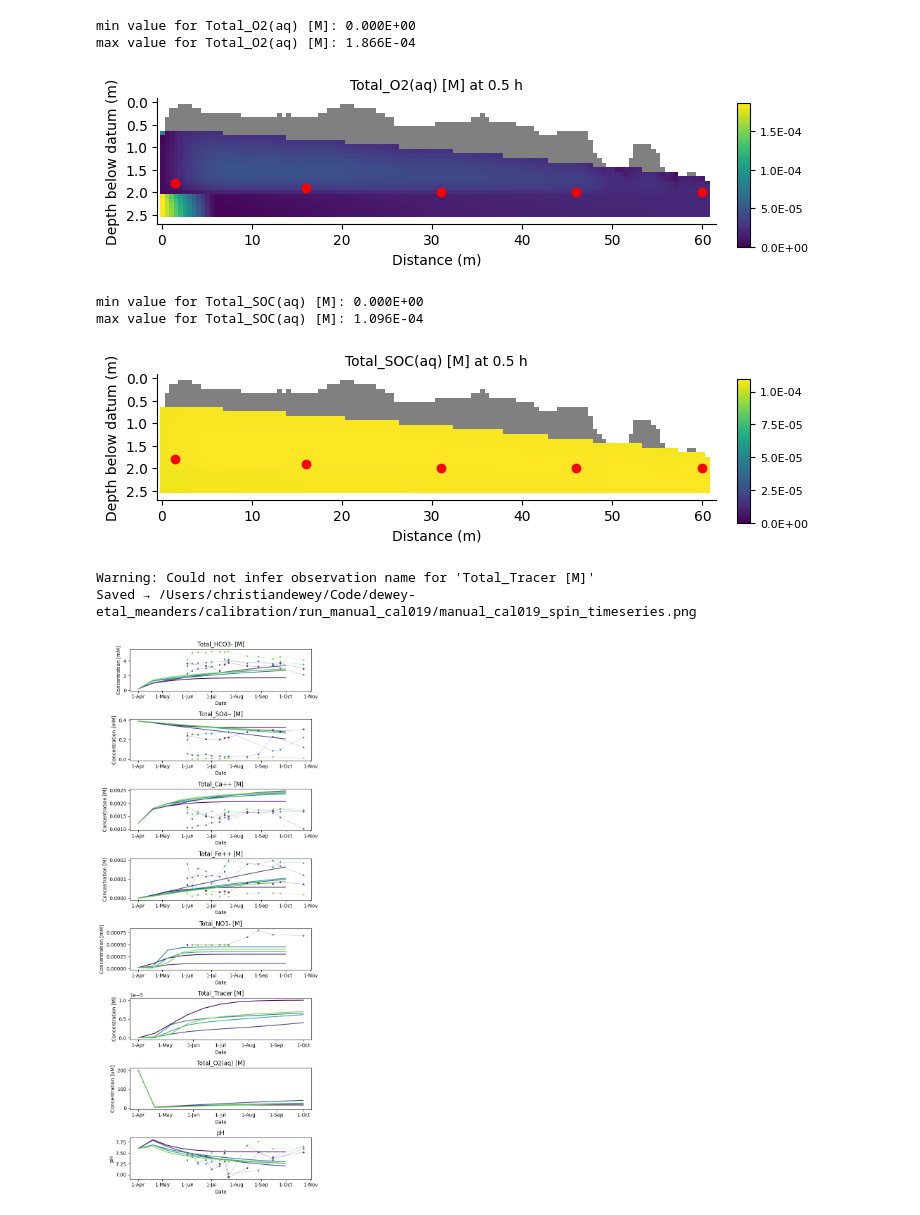
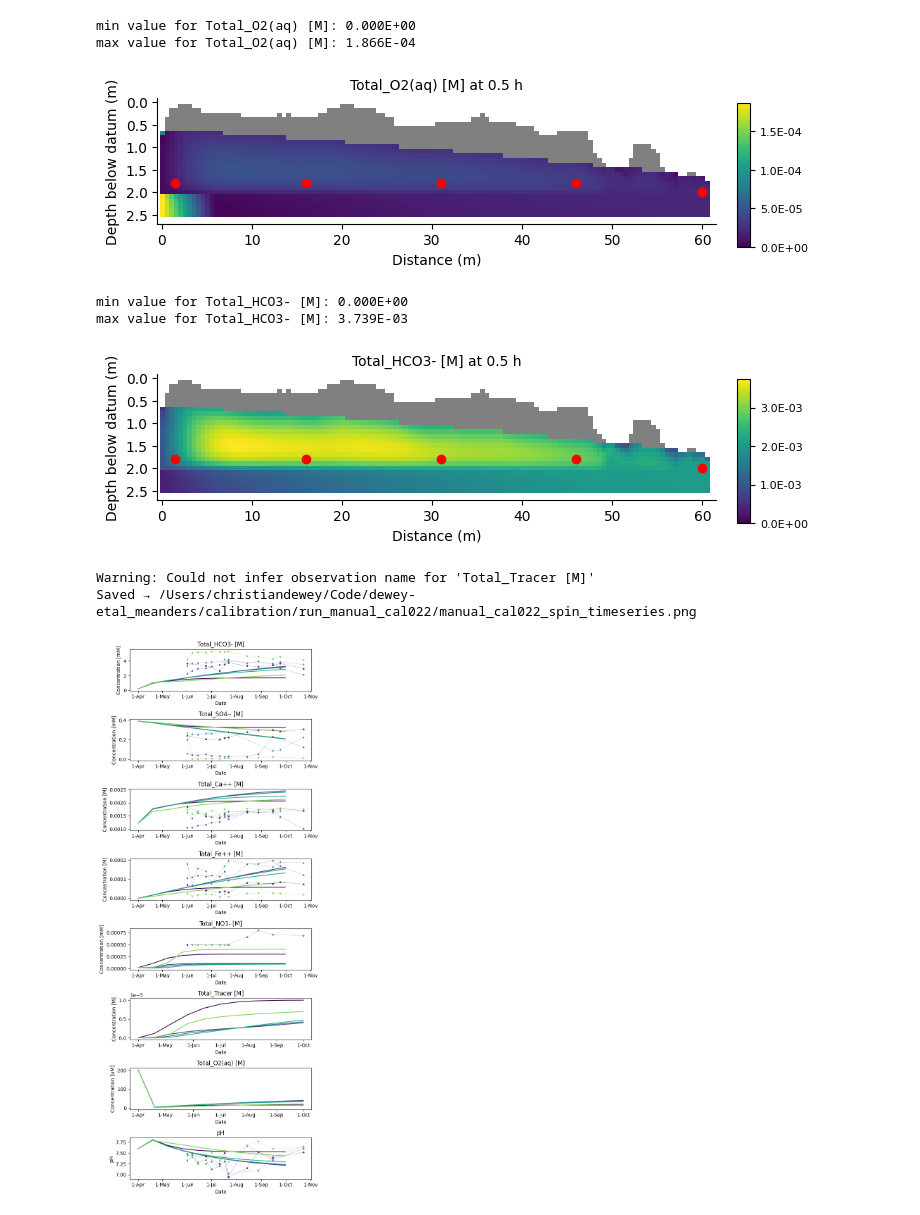
Before and after one commit to deweycw/dewey-etal_meanders, a Jupyter notebook: calibration/check_calibration_results.ipynb, the cells around one changed output. Drawn from its saved outputs; the diff is of its cells as text; code cells hidden in the pictures.

```diff
--- a/calibration/check_calibration_results.ipynb
+++ b/calibration/check_calibration_results.ipynb
@@ -90,7 +90,7 @@ def get_depths_dists(transect):
     else:
         distances = [1.5, 16, 31, 46, 60.]
         #depths = [1.7,2.0,2.1,2.4,2.5]
-        depths = [1.8,1.9,2.0,2.0,2.0]
+        depths = [1.8,1.8,1.8,1.8,2.0]
 
     return depths, distances
 
@@ -112,7 +112,7 @@ spin_p.get_material_ids(locs=locs)
 
 spin_p.plot_at_time(component=components[3],time_t=times[-1],locs=locs,show_unsat=False)
 spin_p.plot_at_time(component='Total_O2(aq) [M]',time_t=times[-1],locs=locs,show_unsat=False)
-spin_p.plot_at_time(component='Total_SOC(aq) [M]',time_t=times[-1],locs=locs,show_unsat=False)
+spin_p.plot_at_time(component='Total_HCO3- [M]',time_t=times[-1],locs=locs,show_unsat=False)
 
 fig, axs = plt.subplots(len(components),1, figsize= (6.5,16))
 startdate = np.datetime64('2019-04-01')
@@ -135,12 +135,12 @@ max value for Total_Fe++ [M]: 1.920E-04
 min value for Total_O2(aq) [M]: 0.000E+00
 max value for Total_O2(aq) [M]: 1.866E-04
-[figure, old version]
+[figure, new version]
-min value for Total_SOC(aq) [M]: 0.000E+00
-max value for Total_SOC(aq) [M]: 1.096E-04
+min value for Total_HCO3- [M]: 0.000E+00
+max value for Total_HCO3- [M]: 3.739E-03
-[figure, old version]
+[figure, new version]
 Warning: Could not infer observation name for 'Total_Tracer [M]'
-Saved → /Users/christiandewey/Code/dewey-etal_meanders/calibration/run_manual_cal019/manual_cal019_spin_timeseries.png
+Saved → /Users/christiandewey/Code/dewey-etal_meanders/calibration/run_manual_cal022/manual_cal022_spin_timeseries.png
-[figure, old version]
+[figure, new version]
 # %%
 trans_p = PflotranProcessor(h5_path=Path(RUN_PATH,TRANS_FILE),
     meander='MC',
```
Also changed, not shown: parts of 5 cells of this notebook, 34 other files.
